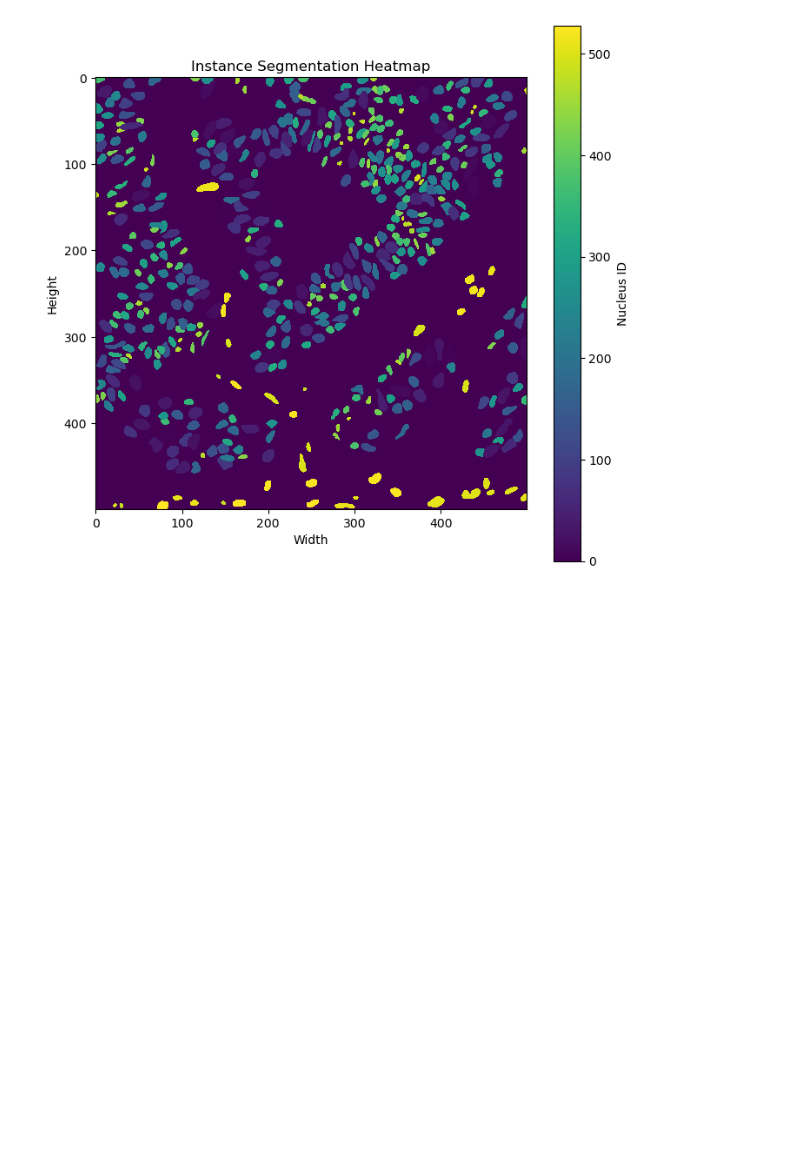
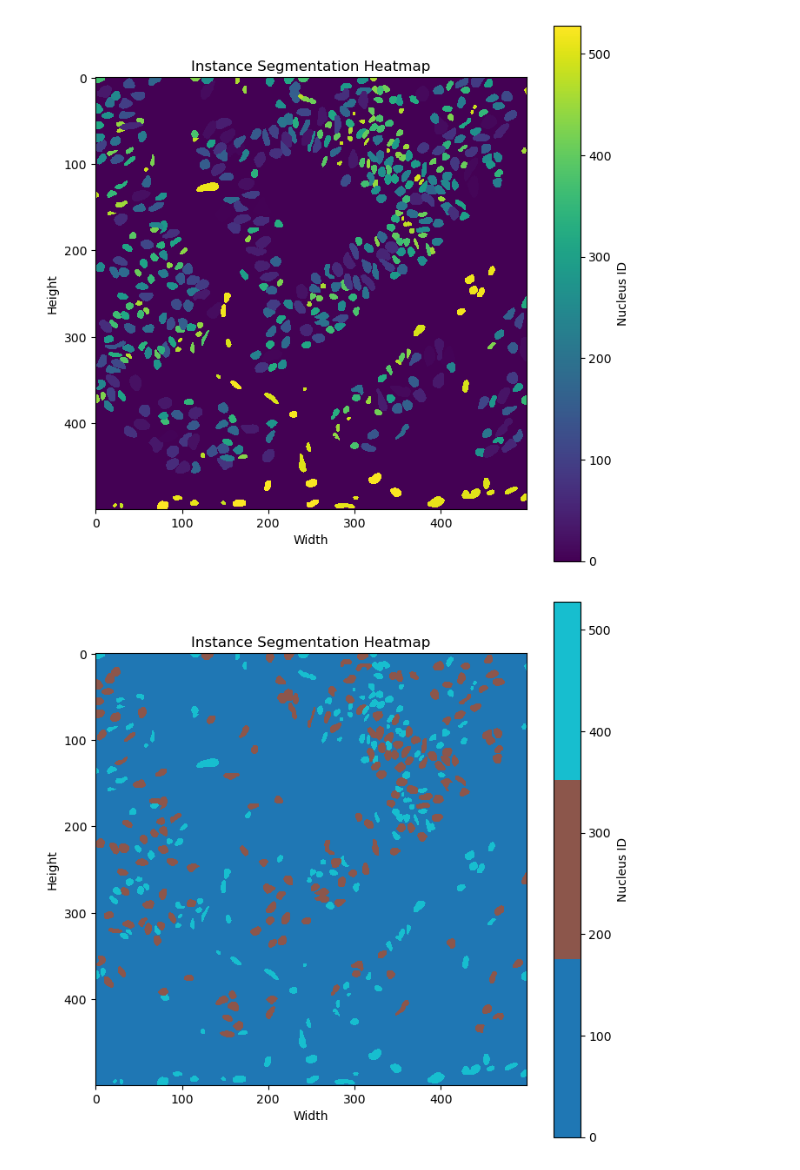
Before and after one commit to xnagya/NSIETE, a Jupyter notebook: zadanie2/EDA.ipynb, the cells around one changed output. Saved outputs shown, nothing was run; the diff lists cells and outputs as text; code cells hidden in the pictures; blank space fills up the shorter version.

Commit message:
colours represents classes plot added

```diff
--- a/zadanie2/EDA.ipynb
+++ b/zadanie2/EDA.ipynb
@@ -132,3 +130,46 @@ plt.show()
 # %% [output]
 [figure]
 [figure]
+# %%
+# Define the number of unique classes
+num_classes = len(df['Class'].unique())
+
+# Create a colormap with a different color for each class
+cmap = plt.cm.get_cmap('tab10', num_classes)
+
+# Plot the heatmap
+plt.figure(figsize=(8, 8))
+plt.imshow(inst_map, cmap=cmap, interpolation='nearest')
+plt.colorbar(label='Nucleus ID')
+plt.title('Instance Segmentation Heatmap')
+plt.xlabel('Width')
+plt.ylabel('Height')
+plt.show()
+
+# # Initialize a set to keep track of printed classes
+# printed_classes = set()
+
+# # Create a figure and axis
+# fig, ax = plt.subplots(figsize=(8, 4))
+
+# # Add class numbers and names to the plot
+# for class_id, color in zip(range(1, num_classes + 1), cmap.colors):
+#     # Check if the class has already been printed
+#     if class_id not in printed_classes:
+#         # Plot a bar with the class number
+#         ax.bar(class_id, 1, color=color, label=f'Class {class_id}')
+#         # Add the class to the set of printed classes
+#         printed_classes.add(class_id)
+
+# # Set labels and legend
+# ax.set_xlabel('Class')
+# ax.set_ylabel('Color')
+# ax.set_title('Unique Classes and Colors')
+# ax.legend(loc='upper left', bbox_to_anchor=(1, 1))
+
+# # Remove x-axis ticks
+# ax.set_xticks([])
+
+plt.show()
+# %% [output]
+[figure, added]
```
Also changed, not shown: parts of 1 cell of this notebook.
